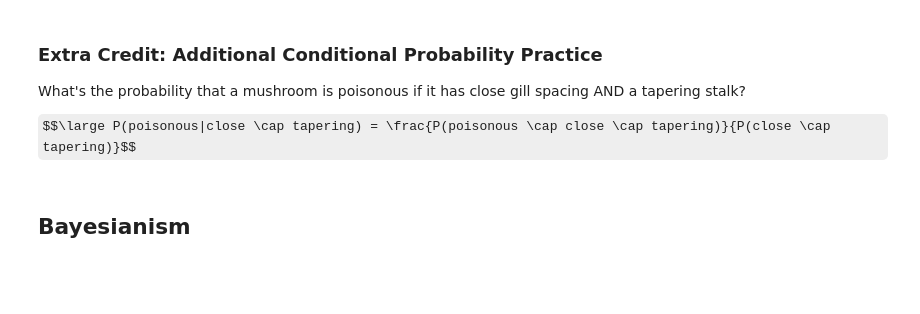
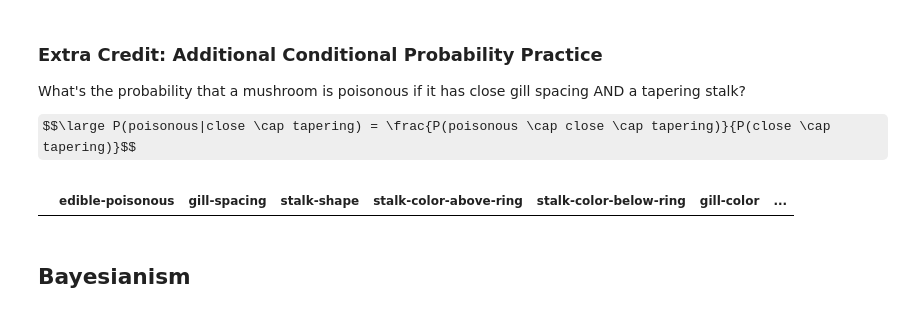
Before and after one commit to 0xEduardoG/NYC-DS-080723, a Jupyter notebook: Phase2/Probability_and_Bayes.ipynb, the cells around one changed output. Saved outputs shown, nothing was run; the diff lists cells and outputs as text; code cells hidden in the pictures; some formulas as TeX source; blank space fills up the shorter version.

```diff
--- a/Phase2/Probability_and_Bayes.ipynb
+++ b/Phase2/Probability_and_Bayes.ipynb
@@ -392,6 +395,9 @@ What's the probability that a mushroom is poisonous if it has close gill spacing
 $$\large P(poisonous|close \cap tapering) = \frac{P(poisonous \cap close \cap tapering)}{P(close \cap tapering)}$$
 # %%
 # P that mushroom is poisonous given close gill spacing and tapering stalk
+df.loc[(df['gill-spacing'] == True) & (df['stalk-shape'] == 'tapering') & (df['edible-poisonous'] == 'poisonous')]
+# %% [output]
+|  | edible-poisonous | gill-spacing | stalk-shape | stalk-color-above-ring | stalk-color-below-ring | gill-color | ... |
 # %% [markdown]
 ## Bayesianism
 # %% [markdown]
```
Also changed, not shown: parts of 8 cells of this notebook, 4 other files.
